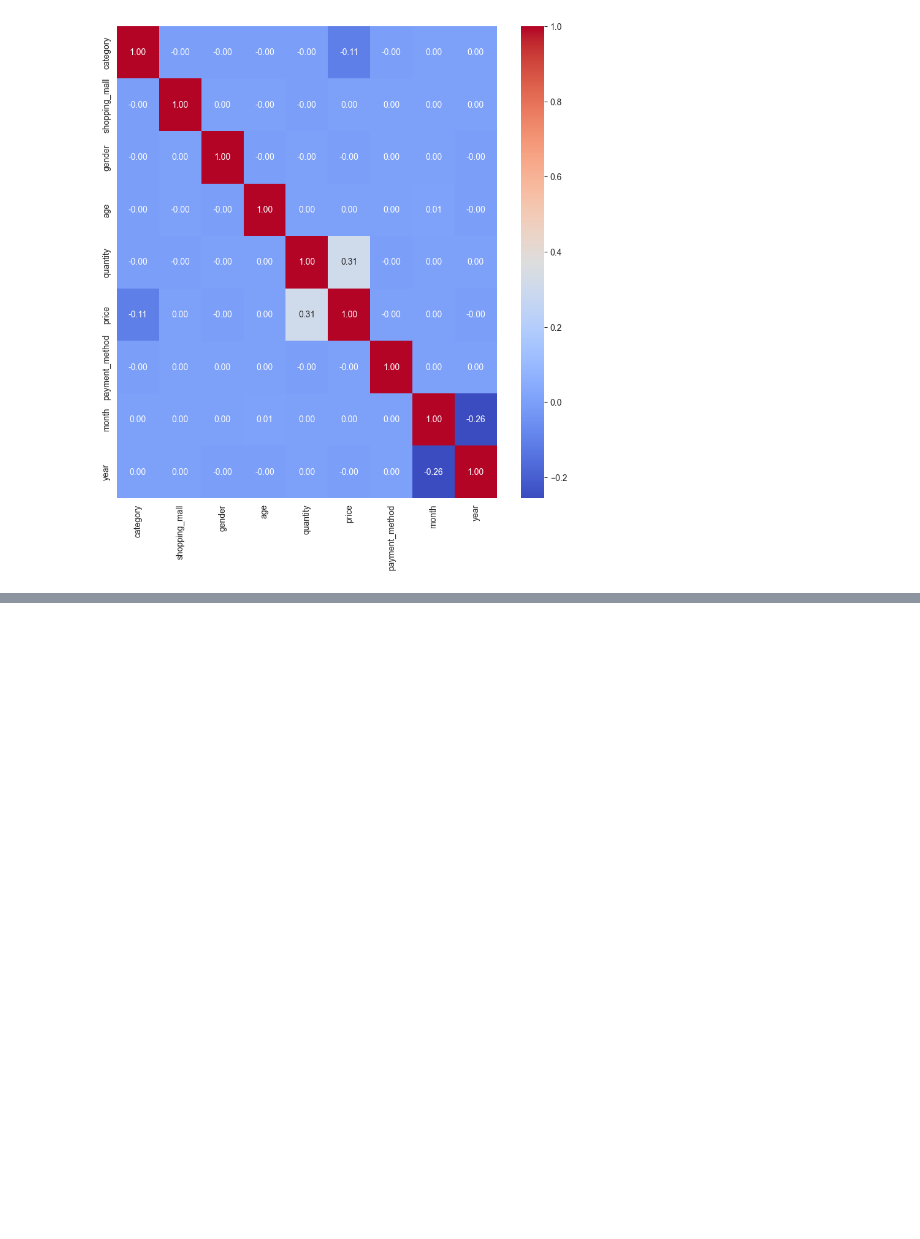
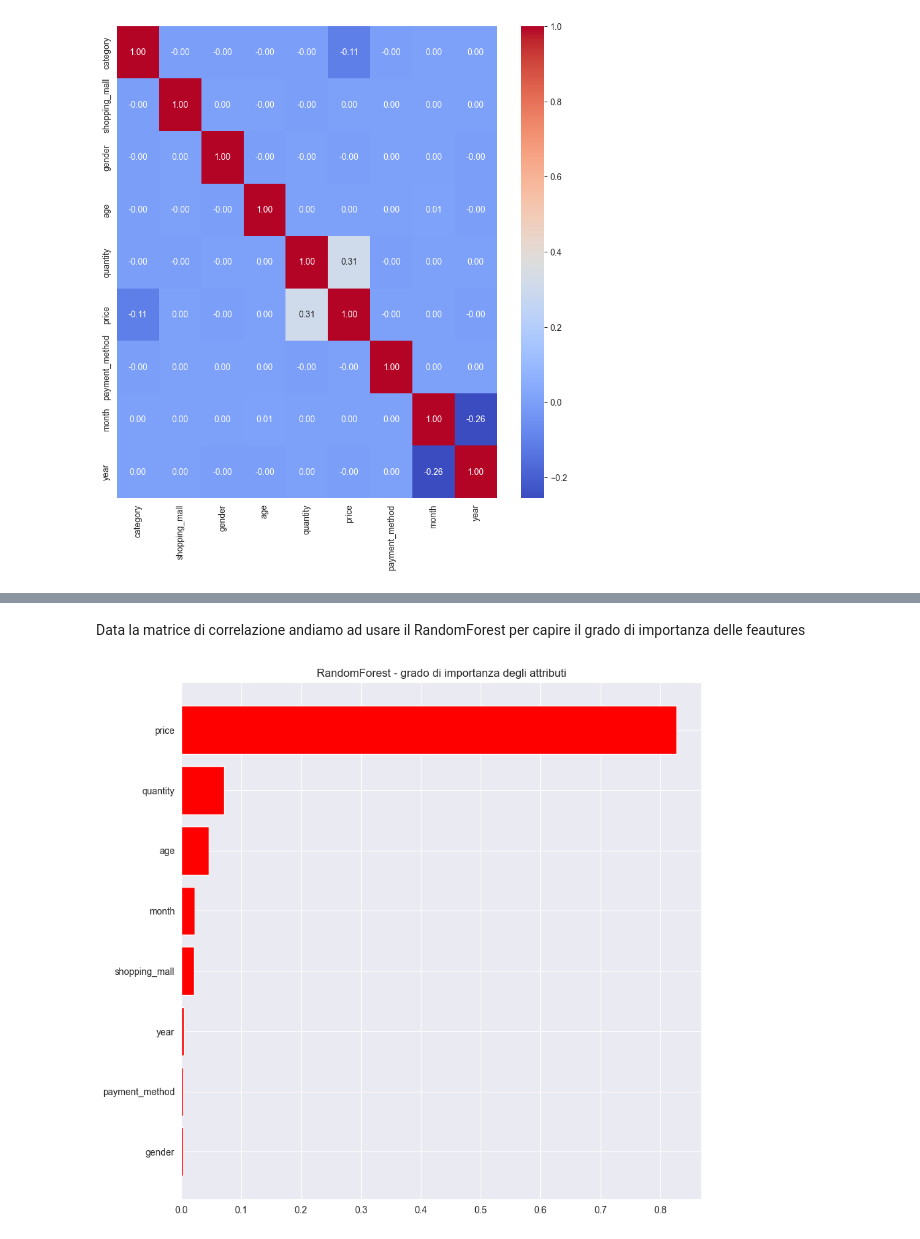
Before and after one commit to pasquale9197/Rainfall-prediction-in-Australia-a-Data-Mining-project, a Jupyter notebook: CustomerShopping progettoDataMining.ipynb, the cells around one changed output, grey strips where cells are left out. Saved outputs shown, nothing was run; the diff lists cells and outputs as text; code cells hidden in the pictures; blank space fills up the shorter version.

```diff
--- a/CustomerShopping progettoDataMining.ipynb
+++ b/CustomerShopping progettoDataMining.ipynb
@@ -470,0 +455,19 @@ plt.show()
+# %% [markdown]
+Data la matrice di correlazione andiamo ad usare il RandomForest per capire il grado di importanza delle feautures
+# %%
+df_encoded_y = df_encoded['category']
+df_encoded_x = df_encoded.drop('category', axis=1)
+forest = RandomForestClassifier()
+forest.fit(df_encoded_x,df_encoded_y)
+
+attributi = df_encoded_x.columns
+importances = forest.feature_importances_ #grado di importanza fra tutti gli attributi
+index = np.argsort(importances) #mappa ogni grado di importanza con l-attributo corrispondente
+
+plt.figure(figsize=(10,10))
+plt.title('RandomForest - grado di importanza degli attributi')
+plt.barh(range(len(index)), importances[index], color='r', align='center')
+plt.yticks(range(len(index)), attributi[index])
+plt.show()
+# %% [output]
+[figure, added]
```
Also changed, not shown: parts of 29 cells of this notebook, 2 other files.
